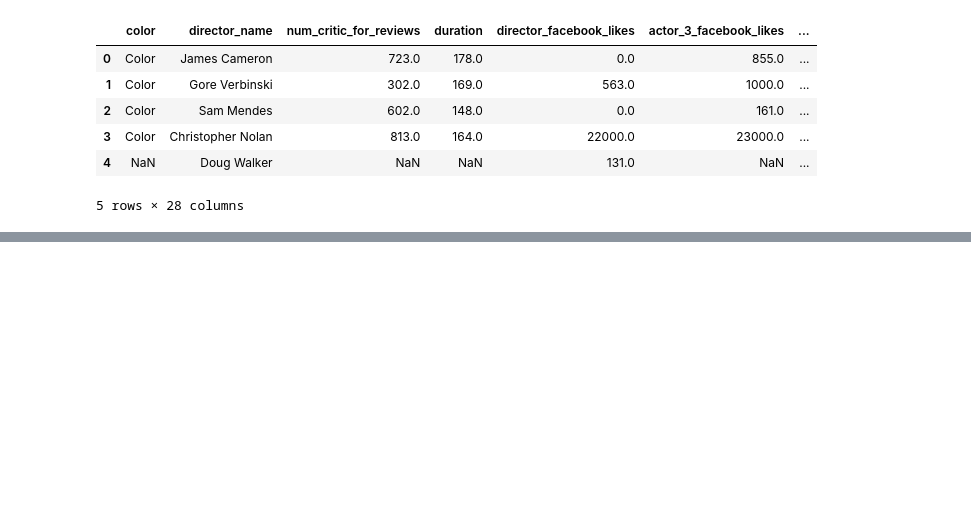
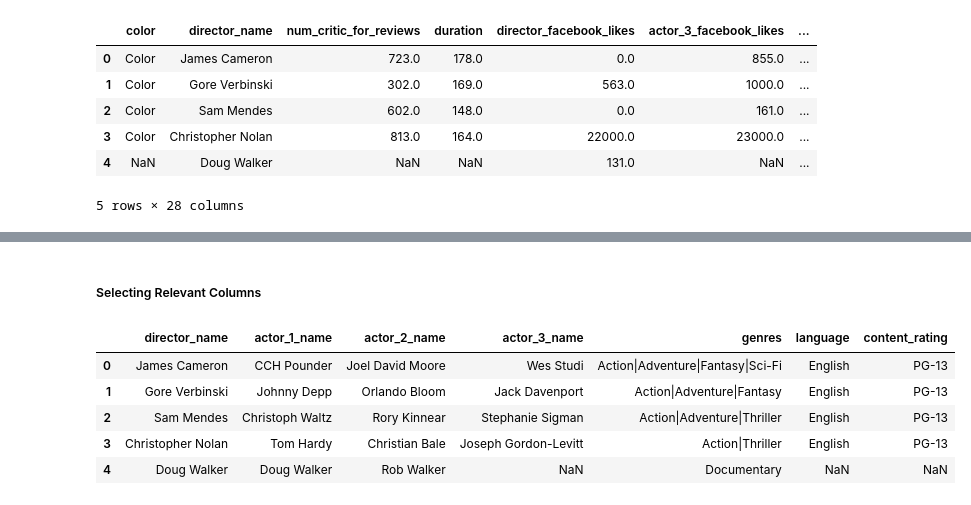
Before and after one commit to ohamnelson/Movie-Recommender-Engine, a Jupyter notebook: DataProcessing.ipynb, the cells around one changed output, grey strips where cells are left out. Saved outputs shown, nothing was run; the diff lists cells and outputs as text; code cells hidden in the pictures; blank space fills up the shorter version.

```diff
--- a/DataProcessing.ipynb
+++ b/DataProcessing.ipynb
@@ -15,0 +43,2 @@ df.head()
+# %% [markdown]
+##### Selecting Relevant Columns
@@ -15,0 +47,9 @@ df.head()
+# %%
+movie.head()
+# %% [output]
+|  | director_name | actor_1_name | actor_2_name | actor_3_name | genres | language | content_rating |
+| 0 | James Cameron | CCH Pounder | Joel David Moore | Wes Studi | Action|Adventure|Fantasy|Sci-Fi | English | PG-13 |
+| 1 | Gore Verbinski | Johnny Depp | Orlando Bloom | Jack Davenport | Action|Adventure|Fantasy | English | PG-13 |
+| 2 | Sam Mendes | Christoph Waltz | Rory Kinnear | Stephanie Sigman | Action|Adventure|Thriller | English | PG-13 |
+| 3 | Christopher Nolan | Tom Hardy | Christian Bale | Joseph Gordon-Levitt | Action|Thriller | English | PG-13 |
+| 4 | Doug Walker | Doug Walker | Rob Walker | NaN | Documentary | NaN | NaN |
```
Also changed, not shown: parts of 17 cells of this notebook, 3 other files.
